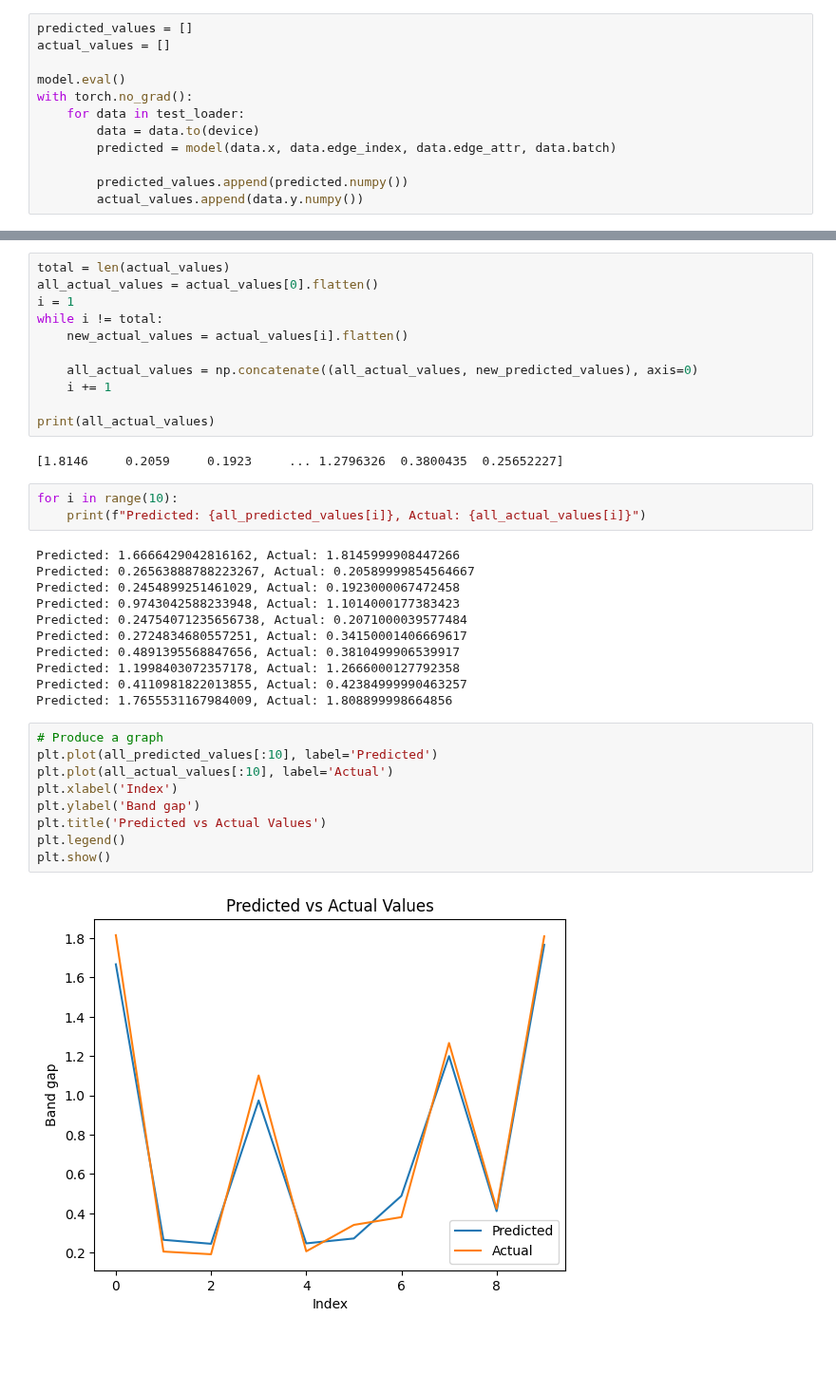
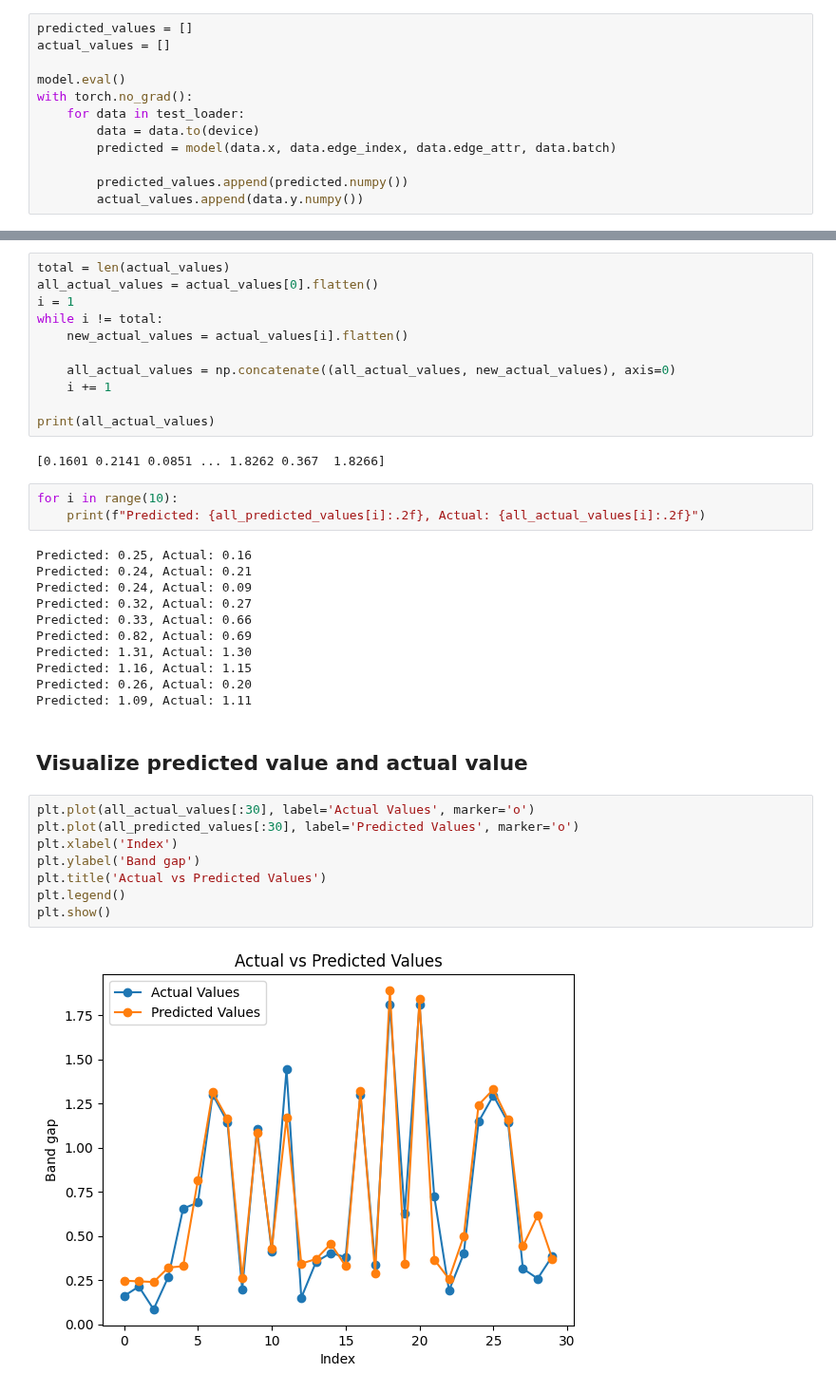
Before and after one commit to AdamKimhub/Msproject1, a Jupyter notebook: model_build.ipynb, the cells around one changed output, grey strips where cells are left out. Shown at 95% size. Cells and saved outputs as stored; diff of their text form; blank space fills up the shorter version.

```diff
--- a/model_build.ipynb
+++ b/model_build.ipynb
@@ -200,34 +199,35 @@ i = 1
 while i != total:
     new_actual_values = actual_values[i].flatten()
 
-    all_actual_values = np.concatenate((all_actual_values, new_predicted_values), axis=0)
+    all_actual_values = np.concatenate((all_actual_values, new_actual_values), axis=0)
     i += 1
 
 print(all_actual_values)
 # %% [output]
-[1.8146     0.2059     0.1923     ... 1.2796326  0.3800435  0.25652227]
+[0.1601 0.2141 0.0851 ... 1.8262 0.367  1.8266]
 # %%
 for i in range(10):
-    print(f"Predicted: {all_predicted_values[i]}, Actual: {all_actual_values[i]}")
+    print(f"Predicted: {all_predicted_values[i]:.2f}, Actual: {all_actual_values[i]:.2f}")
 # %% [output]
-Predicted: 1.6666429042816162, Actual: 1.8145999908447266
-Predicted: 0.26563888788223267, Actual: 0.20589999854564667
-Predicted: 0.2454899251461029, Actual: 0.1923000067472458
-Predicted: 0.9743042588233948, Actual: 1.1014000177383423
-Predicted: 0.24754071235656738, Actual: 0.2071000039577484
-Predicted: 0.2724834680557251, Actual: 0.34150001406669617
-Predicted: 0.4891395568847656, Actual: 0.3810499906539917
-Predicted: 1.1998403072357178, Actual: 1.2666000127792358
-Predicted: 0.4110981822013855, Actual: 0.42384999990463257
-Predicted: 1.7655531167984009, Actual: 1.808899998664856
+Predicted: 0.25, Actual: 0.16
+Predicted: 0.24, Actual: 0.21
+Predicted: 0.24, Actual: 0.09
+Predicted: 0.32, Actual: 0.27
+Predicted: 0.33, Actual: 0.66
+Predicted: 0.82, Actual: 0.69
+Predicted: 1.31, Actual: 1.30
+Predicted: 1.16, Actual: 1.15
+Predicted: 0.26, Actual: 0.20
+Predicted: 1.09, Actual: 1.11
+# %% [markdown]
+## Visualize predicted value and actual value
 # %%
-# Produce a graph
-plt.plot(all_predicted_values[:10], label='Predicted')
-plt.plot(all_actual_values[:10], label='Actual')
+plt.plot(all_actual_values[:30], label='Actual Values', marker='o')
+plt.plot(all_predicted_values[:30], label='Predicted Values', marker='o')
 plt.xlabel('Index')
 plt.ylabel('Band gap')
-plt.title('Predicted vs Actual Values')
+plt.title('Actual vs Predicted Values')
 plt.legend()
 plt.show()
 # %% [output]
-[figure, old version]
+[figure, new version]
```
Also changed, not shown: parts of 5 cells of this notebook.
